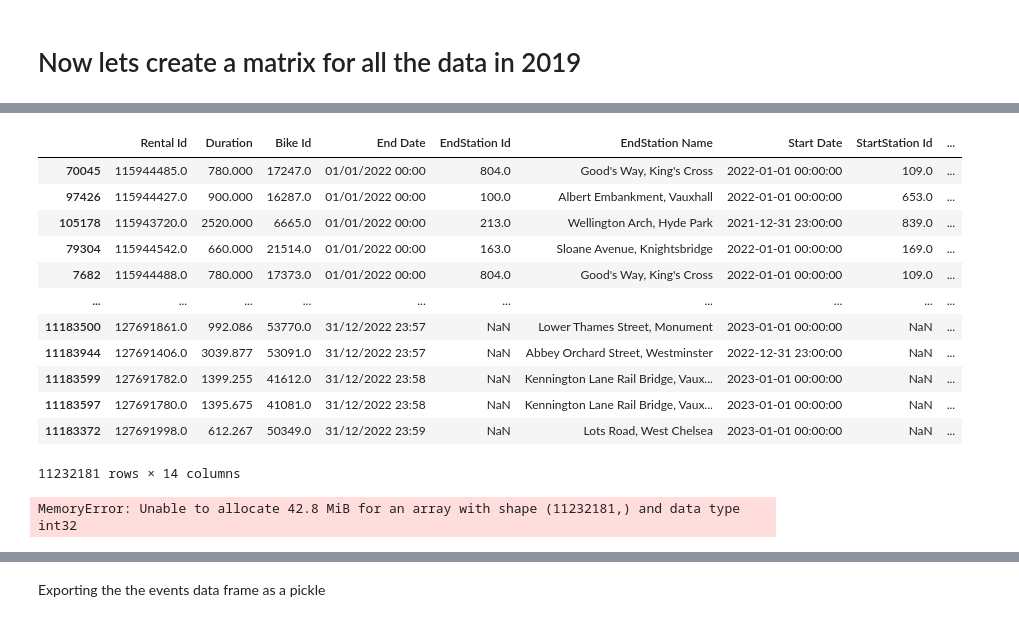
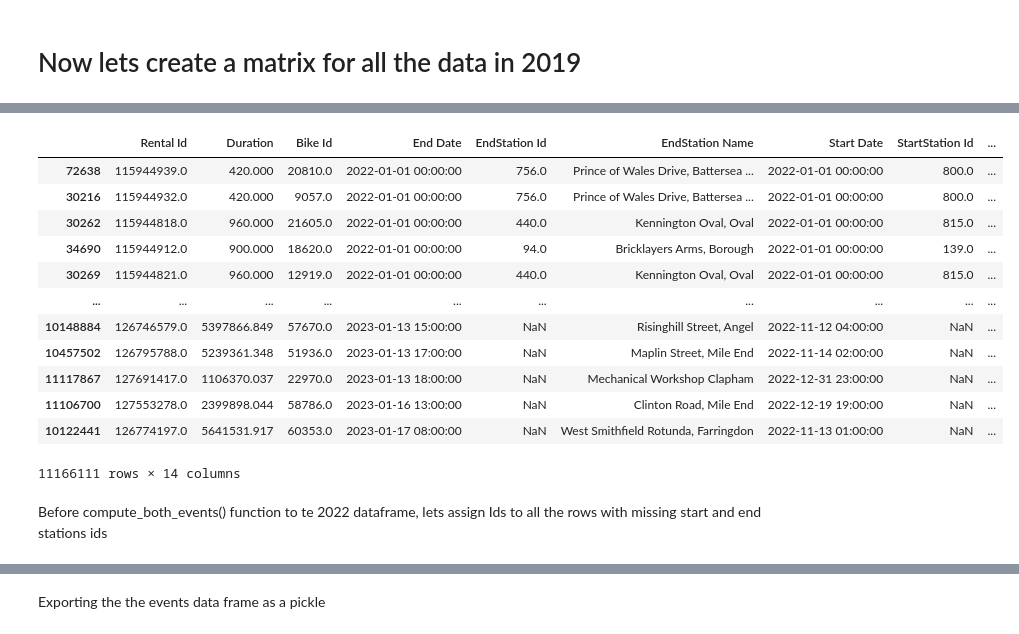
Before and after one commit to elrhmo/TfL_Bike_Analysis, a Jupyter notebook: data_prep.ipynb, the cells around one changed output, grey strips where cells are left out. Saved outputs shown, nothing was run; the diff lists cells and outputs as text; code cells hidden in the pictures.

```diff
--- a/data_prep.ipynb
+++ b/data_prep.ipynb
@@ -713,16 +744,16 @@ See the caveats in the documentation: https://pandas.pydata.org/pandas-docs/stab
 # %%
-bike_data_2022.sort_values(by="End Date")
+bd_data_2022_clean2.sort_values(by="End Date")
 # %% [output]
 |  | Rental Id | Duration | Bike Id | End Date | EndStation Id | EndStation Name | Start Date | StartStation Id | ... |
-| 70045 | 115944485.0 | 780.000 | 17247.0 | 01/01/2022 00:00 | 804.0 | Good's Way, King's Cross | 2022-01-01 00:00:00 | 109.0 | ... |
-| 97426 | 115944427.0 | 900.000 | 16287.0 | 01/01/2022 00:00 | 100.0 | Albert Embankment, Vauxhall | 2022-01-01 00:00:00 | 653.0 | ... |
-| 105178 | 115943720.0 | 2520.000 | 6665.0 | 01/01/2022 00:00 | 213.0 | Wellington Arch, Hyde Park | 2021-12-31 23:00:00 | 839.0 | ... |
-| 79304 | 115944542.0 | 660.000 | 21514.0 | 01/01/2022 00:00 | 163.0 | Sloane Avenue, Knightsbridge | 2022-01-01 00:00:00 | 169.0 | ... |
-| 7682 | 115944488.0 | 780.000 | 17373.0 | 01/01/2022 00:00 | 804.0 | Good's Way, King's Cross | 2022-01-01 00:00:00 | 109.0 | ... |
+| 72638 | 115944939.0 | 420.000 | 20810.0 | 2022-01-01 00:00:00 | 756.0 | Prince of Wales Drive, Battersea ... | 2022-01-01 00:00:00 | 800.0 | ... |
+| 30216 | 115944932.0 | 420.000 | 9057.0 | 2022-01-01 00:00:00 | 756.0 | Prince of Wales Drive, Battersea ... | 2022-01-01 00:00:00 | 800.0 | ... |
+| 30262 | 115944818.0 | 960.000 | 21605.0 | 2022-01-01 00:00:00 | 440.0 | Kennington Oval, Oval | 2022-01-01 00:00:00 | 815.0 | ... |
+| 34690 | 115944912.0 | 900.000 | 18620.0 | 2022-01-01 00:00:00 | 94.0 | Bricklayers Arms, Borough | 2022-01-01 00:00:00 | 139.0 | ... |
+| 30269 | 115944821.0 | 960.000 | 12919.0 | 2022-01-01 00:00:00 | 440.0 | Kennington Oval, Oval | 2022-01-01 00:00:00 | 815.0 | ... |
 | ... | ... | ... | ... | ... | ... | ... | ... | ... | ... |
-| 11183500 | 127691861.0 | 992.086 | 53770.0 | 31/12/2022 23:57 | NaN | Lower Thames Street, Monument | 2023-01-01 00:00:00 | NaN | ... |
-| 11183944 | 127691406.0 | 3039.877 | 53091.0 | 31/12/2022 23:57 | NaN | Abbey Orchard Street, Westminster | 2022-12-31 23:00:00 | NaN | ... |
-| 11183599 | 127691782.0 | 1399.255 | 41612.0 | 31/12/2022 23:58 | NaN | Kennington Lane Rail Bridge, Vaux... | 2023-01-01 00:00:00 | NaN | ... |
-| 11183597 | 127691780.0 | 1395.675 | 41081.0 | 31/12/2022 23:58 | NaN | Kennington Lane Rail Bridge, Vaux... | 2023-01-01 00:00:00 | NaN | ... |
-| 11183372 | 127691998.0 | 612.267 | 50349.0 | 31/12/2022 23:59 | NaN | Lots Road, West Chelsea | 2023-01-01 00:00:00 | NaN | ... |
+| 10148884 | 126746579.0 | 5397866.849 | 57670.0 | 2023-01-13 15:00:00 | NaN | Risinghill Street, Angel | 2022-11-12 04:00:00 | NaN | ... |
+| 10457502 | 126795788.0 | 5239361.348 | 51936.0 | 2023-01-13 17:00:00 | NaN | Maplin Street, Mile End | 2022-11-14 02:00:00 | NaN | ... |
+| 11117867 | 127691417.0 | 1106370.037 | 22970.0 | 2023-01-13 18:00:00 | NaN | Mechanical Workshop Clapham | 2022-12-31 23:00:00 | NaN | ... |
+| 11106700 | 127553278.0 | 2399898.044 | 58786.0 | 2023-01-16 13:00:00 | NaN | Clinton Road, Mile End | 2022-12-19 19:00:00 | NaN | ... |
+| 10122441 | 126774197.0 | 5641531.917 | 60353.0 | 2023-01-17 08:00:00 | NaN | West Smithfield Rotunda, Farringdon | 2022-11-13 01:00:00 | NaN | ... |
-11232181 rows × 14 columns
+11166111 rows × 14 columns
@@ -734,6 +760,4 @@ bd_data_2022_clean2
-# %%
-bd_data_2022_clean2.sort_values(by="Start Date")
-# %% [output]
-MemoryError: Unable to allocate 42.8 MiB for an array with shape (11232181,) and data type int32
 # %%
 events_data_2019 = compute_both_events(bd_data_2019_clean2)
+# %% [markdown]
+Before compute_both_events() function to te 2022 dataframe, lets assign Ids to all the rows with missing start and end stations ids
```
Also changed, not shown: parts of 13 cells of this notebook.
